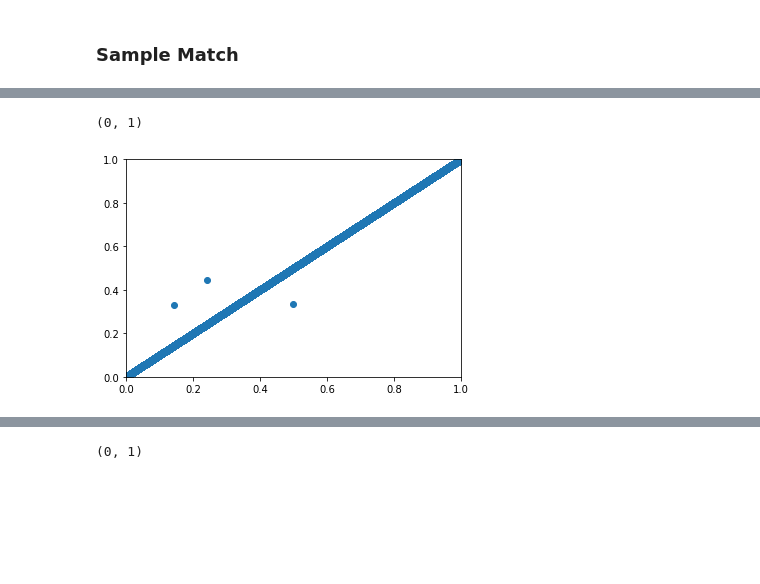
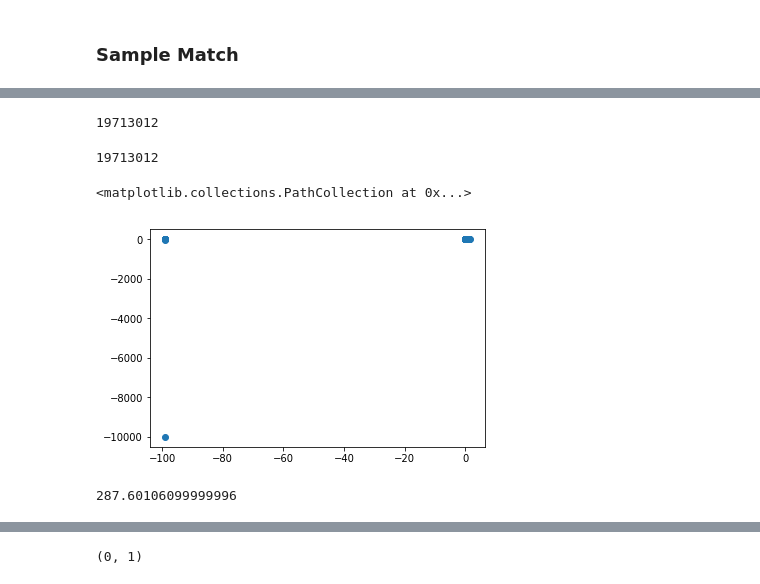
Before and after one commit to estevesjh/CopacabanaRuns, a Jupyter notebook: selection/notebooks/Match DNF Photo-z Catalog.ipynb, the cells around one changed output, grey strips where cells are left out. Saved outputs shown, nothing was run; the diff lists cells and outputs as text; code cells hidden in the pictures; blank space fills up the shorter version.

```diff
--- a/selection/notebooks/Match DNF Photo-z Catalog.ipynb
+++ b/selection/notebooks/Match DNF Photo-z Catalog.ipynb
@@ -119,0 +130,3 @@ m = smatch.match(tab['RA'], tab['DEC'], 1./3600, ra1, dec1,
+# %%
+zt  = -99.*np.ones_like(data['DNF_ZMEAN_SOF'])
+zt[m[1]] = tab['Z'][m[0]]
@@ -121,9 +146,6 @@ m = smatch.match(tab['RA'], tab['DEC'], 1./3600, ra1, dec1,
 z = tab['Z'][m['i1'][:]]
 zdnf1 = tab['DNF_ZMEAN_MOF'][m['i1'][:]]
 zdnf2 = data['DNF_ZMEAN_SOF'][m['i2'][:]]
-# %%
-zt  = -99.*np.ones_like(data['DNF_ZMEAN_SOF'])
-zt[m['i2'][:]] = tab['Z'][m['i1'][:]]
 # %% [markdown]
 ### Sample Match
 # %%
@@ -139,3 +161,10 @@ matchs = [matches['i2'][:],matches['i1'][:]]
+# %%
+import esutil
+d_cid, indices = np.unique(np.array(data['COADD_OBJECT_ID'][:]),return_index=True)
+matchs = esutil.numpy_util.match(d_cid,cid)
+# %%
+m2 = [matchs[1],matchs[0]]
+matchs = m2
 # %%
 Nmatch = matchs[1].size
 Ndata  = len(dec)
@@ -161,9 +192,6 @@ dnf2 = d_zmean[matchs[1]]
 plt.scatter(dnf1[::20],dnf2[::20])
 plt.xlim(0,1)
 plt.ylim(0,1)
-# %% [output]
-(0, 1)
-[figure, removed]
 # %%
 #matchs = match
 
@@ -188,3 +216,16 @@ master.create_group('catalog')
 
 for col,di in zip(cols,data_list):
     master.create_dataset('catalog/%s'%col, data=di)
+# %%
+z[matchs[1]].size
+# %% [output]
+19713012
+# %%
+zt[matchs[1]].size
+# %% [output]
+19713012
+# %%
+plt.scatter(zt[matchs[1]][::30],z[matchs[1]][::30])
+# %% [output]
+<matplotlib.collections.PathCollection at 0x...>
+[figure, added]
@@ -190,0 +247,4 @@ for col,di in zip(cols,data_list):
+# %%
+len(data)*1e-6
+# %% [output]
+287.60106099999996
```
Also changed, not shown: parts of 25 cells of this notebook, 14 other files.
